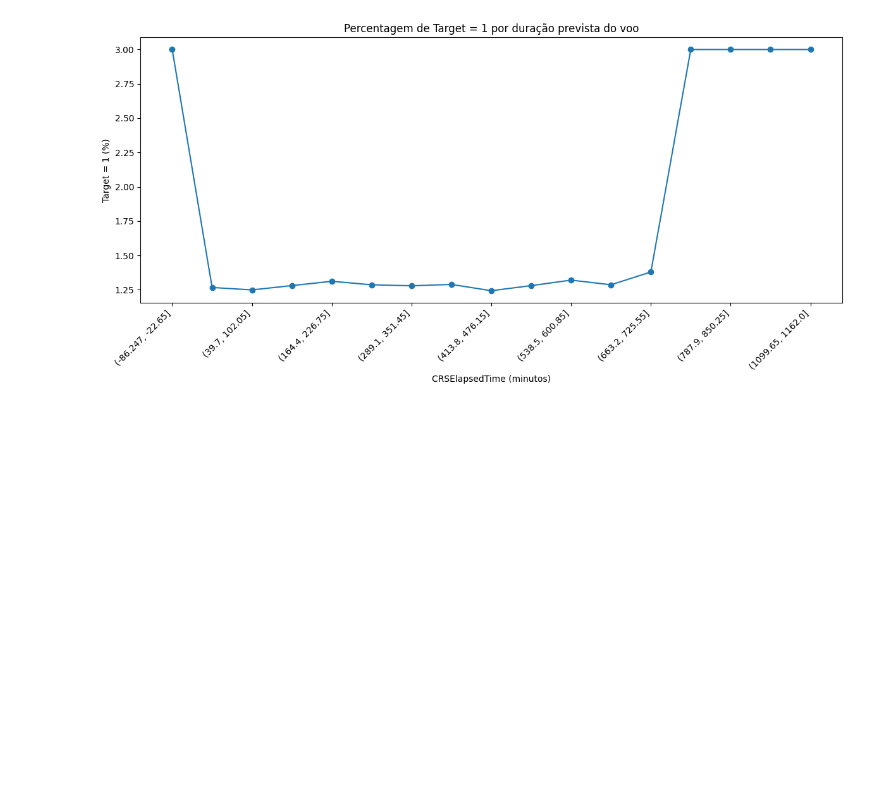
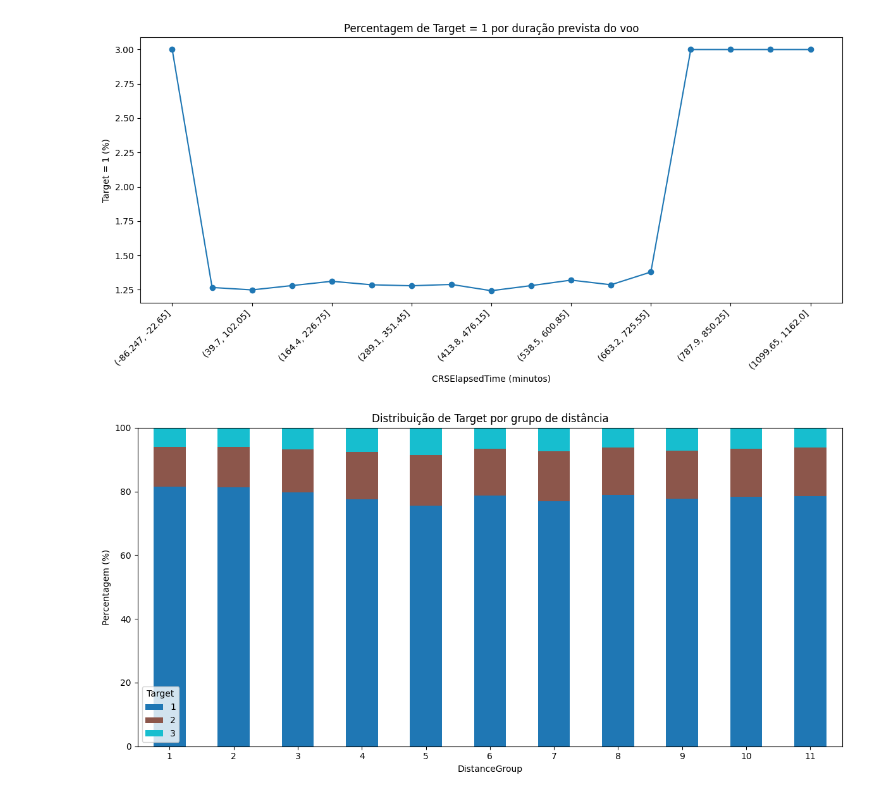
Before and after one commit to inesluis/LAIA_Project, a Jupyter notebook: src/flight_delay/data/dataset_analysis.ipynb, the cells around one changed output. Cells and saved outputs as stored; diff of their text form; code cells hidden in the pictures; blank space fills up the shorter version.

```diff
--- a/src/flight_delay/data/dataset_analysis.ipynb
+++ b/src/flight_delay/data/dataset_analysis.ipynb
@@ -967,3 +967,25 @@ plt.tight_layout()
 plt.show()
 # %% [output]
 [figure]
+# %%
+contagens = pd.crosstab(df_limpo["DistanceGroup"], df_limpo["Target"])
+percentagens = contagens.div(contagens.sum(axis=1), axis=0) * 100
+
+ax = percentagens.plot(
+    kind="bar",
+    stacked=True,
+    figsize=(12, 6),
+    colormap="tab10"
+)
+
+ax.set_title("Distribuição de Target por grupo de distância")
+ax.set_xlabel("DistanceGroup")
+ax.set_ylabel("Percentagem (%)")
+ax.set_ylim(0, 100)
+ax.legend(title="Target")
+
+plt.xticks(rotation=0)
+plt.tight_layout()
+plt.show()
+# %% [output]
+[figure, added]
```
Also changed, not shown: 1 other file.
